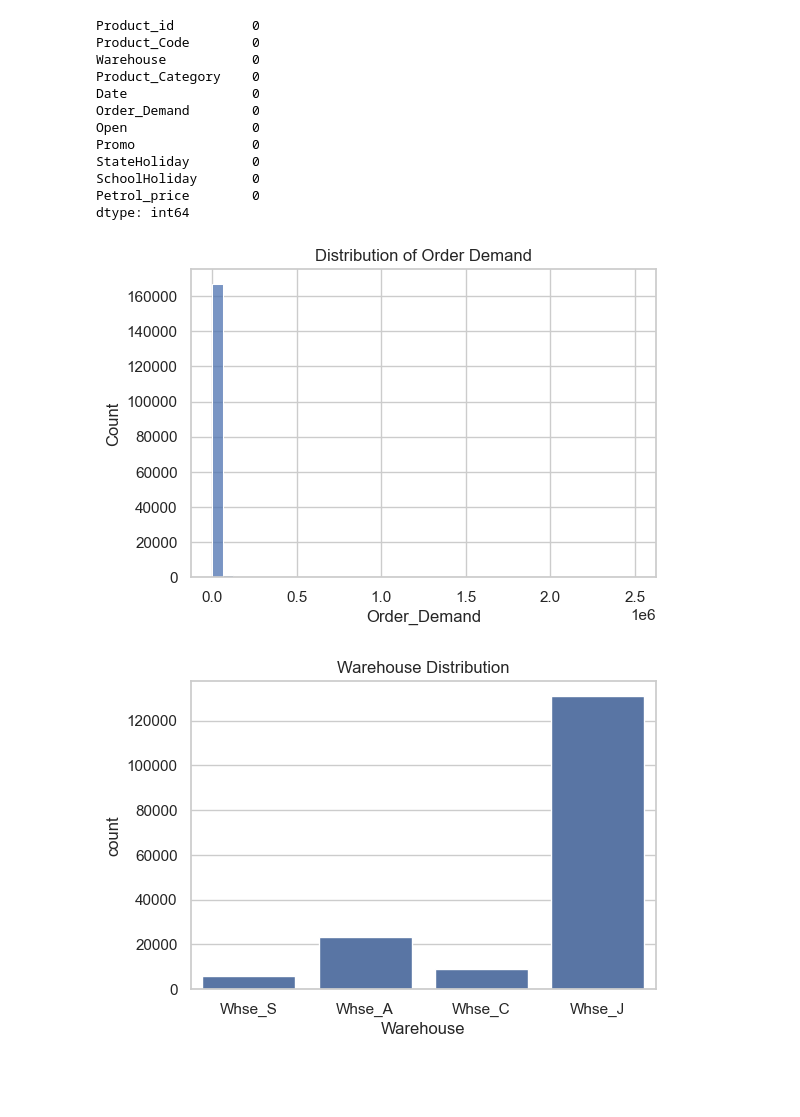
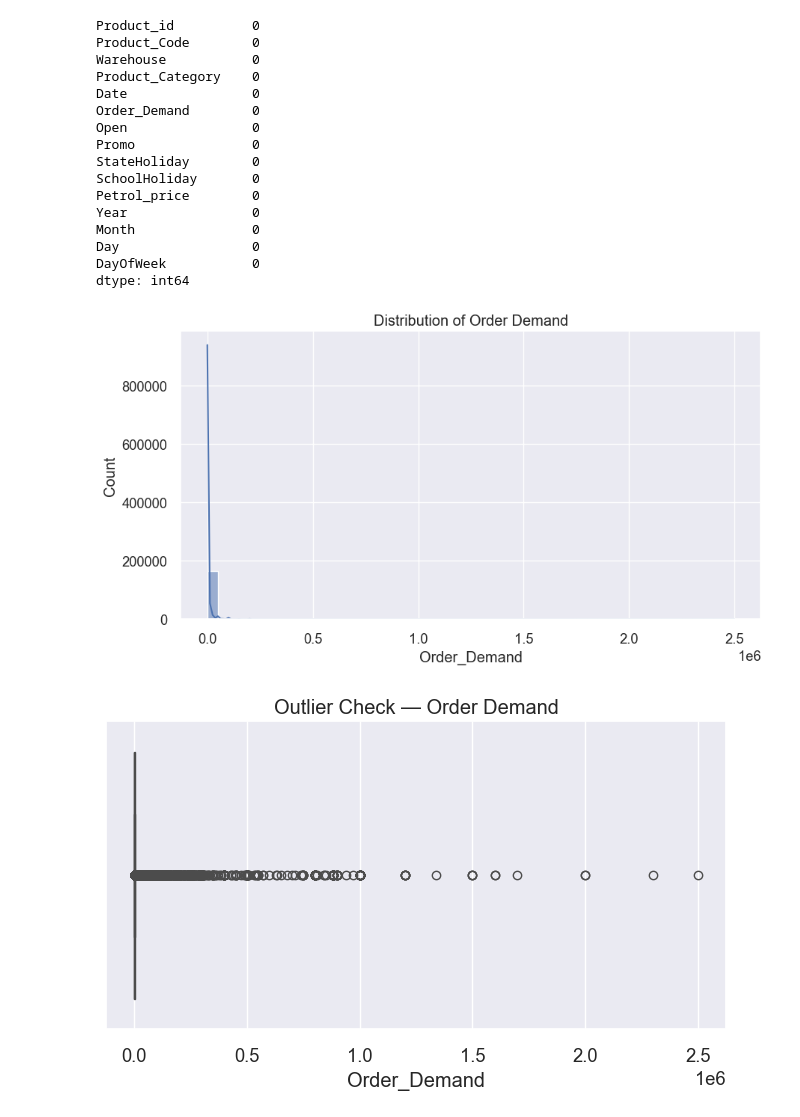
Before and after one commit to Yoruu-x1/retail-demand-forecasting, a Jupyter notebook: eda.ipynb, the cells around one changed output. Cells and saved outputs as stored; diff of their text form; code cells hidden in the pictures; blank space fills up the shorter version.

```diff
--- a/eda.ipynb
+++ b/eda.ipynb
@@ -29,0 +20,15 @@ Shape: (169211, 11)
+# %%
+# ============================
+# EDA NOTEBOOK
+# Retail Demand Forecasting
+# ============================
+
+import pandas as pd
+import numpy as np
+import matplotlib.pyplot as plt
+import seaborn as sns
+
+plt.style.use("seaborn-v0_8")
+sns.set(font_scale=1.2)
+
+print("Libraries imported.")
@@ -29,0 +37,5 @@ Shape: (169211, 11)
+# %%
+# Load dataset
+df = pd.read_csv("Retail_Dataset2.csv")
+
+df.head()
@@ -62,0 +85,9 @@ df.describe()
+# %%
+df["Date"] = pd.to_datetime(df["Date"])
+
+df["Year"] = df["Date"].dt.year
+df["Month"] = df["Date"].dt.month
+df["Day"] = df["Date"].dt.day
+df["DayOfWeek"] = df["Date"].dt.dayofweek
+
+df.head()
@@ -63,5 +101,5 @@ df.describe()
 # %%
-df.isna().sum()
+df.isnull().sum()
 # %% [output]
 Product_id          0
 Product_Code        0
@@ -74,19 +112,24 @@ Promo               0
 StateHoliday        0
 SchoolHoliday       0
 Petrol_price        0
+Year                0
+Month               0
+Day                 0
+DayOfWeek           0
 dtype: int64
 # %%
-plt.figure(figsize=(6,4))
-sns.histplot(df["Order_Demand"], bins=40)
+plt.figure(figsize=(10,5))
+sns.histplot(df["Order_Demand"], bins=50, kde=True)
 plt.title("Distribution of Order Demand")
+plt.xlabel("Order_Demand")
 plt.show()
 # %% [output]
-[figure, old version]
+[figure, new version]
 # %%
-plt.figure(figsize=(6,4))
-sns.countplot(x=df["Warehouse"])
-plt.title("Warehouse Distribution")
+plt.figure(figsize=(8,4))
+sns.boxplot(x=df["Order_Demand"])
+plt.title("Outlier Check — Order Demand")
 plt.show()
 # %% [output]
-[figure, old version]
+[figure, new version]
 # %%
```
Also changed, not shown: parts of 25 cells of this notebook.
